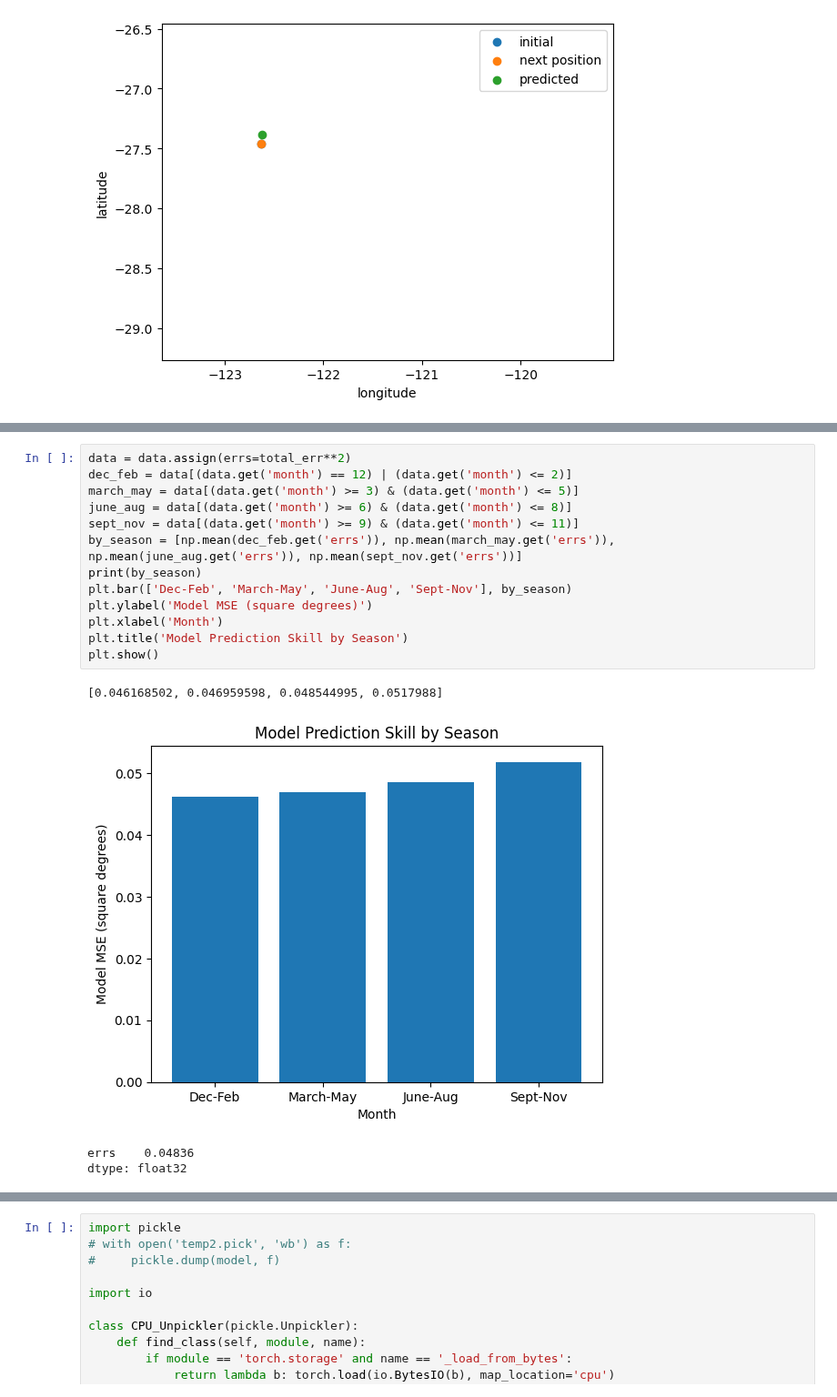
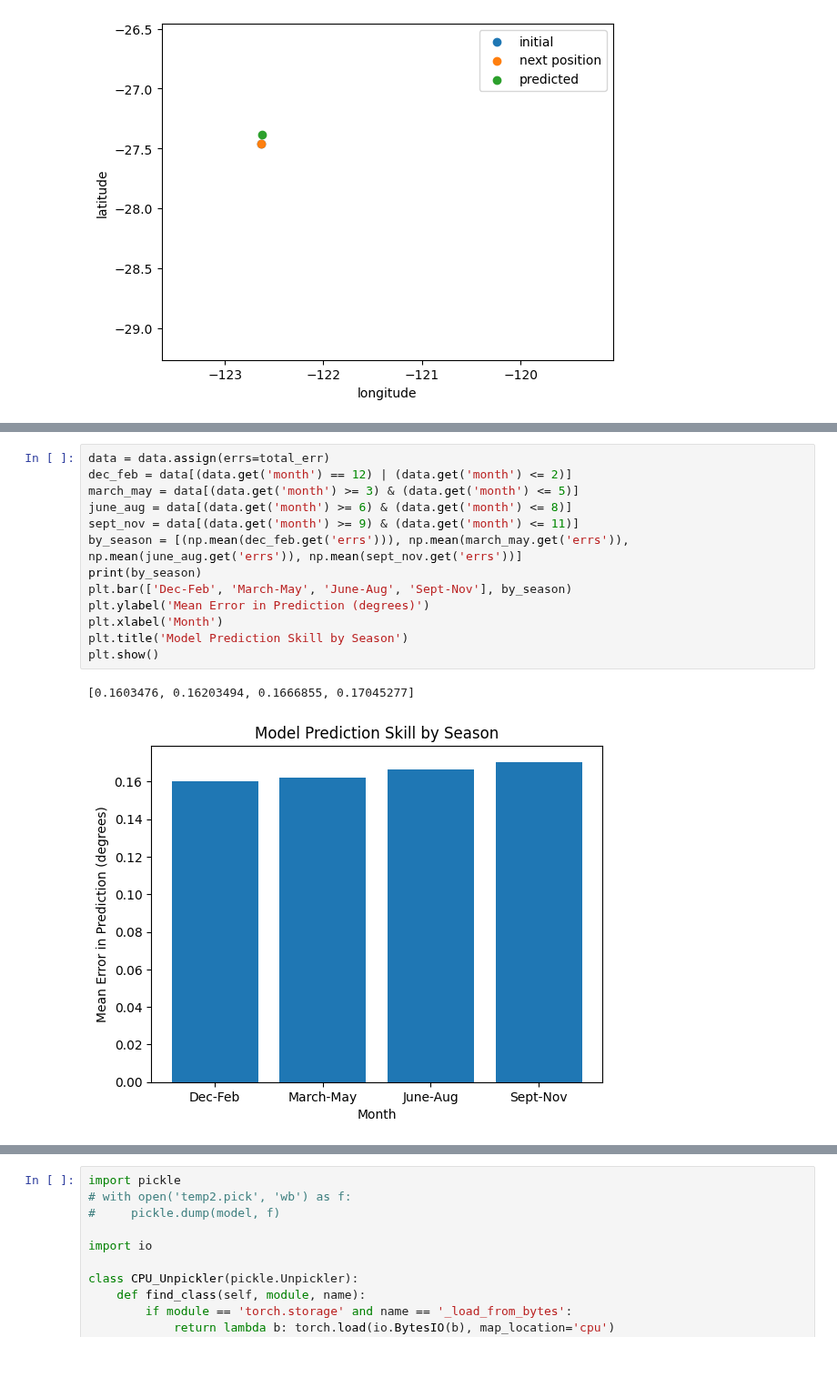
Before and after one commit to kalkulator413/argo_nn, a Jupyter notebook: train.ipynb, the cells around one changed output, grey strips where cells are left out. Shown at 91% size. Cells and saved outputs as stored; diff of their text form; blank space fills up the shorter version.

```diff
--- a/train.ipynb
+++ b/train.ipynb
@@ -404,18 +499,16 @@ len(lons2) / len(lons)
 # %%
-data = data.assign(errs=total_err**2)
+data = data.assign(errs=total_err)
 dec_feb = data[(data.get('month') == 12) | (data.get('month') <= 2)]
 march_may = data[(data.get('month') >= 3) & (data.get('month') <= 5)]
 june_aug = data[(data.get('month') >= 6) & (data.get('month') <= 8)]
 sept_nov = data[(data.get('month') >= 9) & (data.get('month') <= 11)]
-by_season = [np.mean(dec_feb.get('errs')), np.mean(march_may.get('errs')), np.mean(june_aug.get('errs')), np.mean(sept_nov.get('errs'))]
+by_season = [(np.mean(dec_feb.get('errs'))), np.mean(march_may.get('errs')), np.mean(june_aug.get('errs')), np.mean(sept_nov.get('errs'))]
 print(by_season)
 plt.bar(['Dec-Feb', 'March-May', 'June-Aug', 'Sept-Nov'], by_season)
-plt.ylabel('Model MSE (square degrees)')
+plt.ylabel('Mean Error in Prediction (degrees)')
 plt.xlabel('Month')
 plt.title('Model Prediction Skill by Season')
 plt.show()
 # %% [output]
-[0.046168502, 0.046959598, 0.048544995, 0.0517988]
+[0.1603476, 0.16203494, 0.1666855, 0.17045277]
-[figure, old version]
+[figure, new version]
-errs    0.04836
-dtype: float32
```
Also changed, not shown: parts of 5 cells of this notebook, 6 other files.
